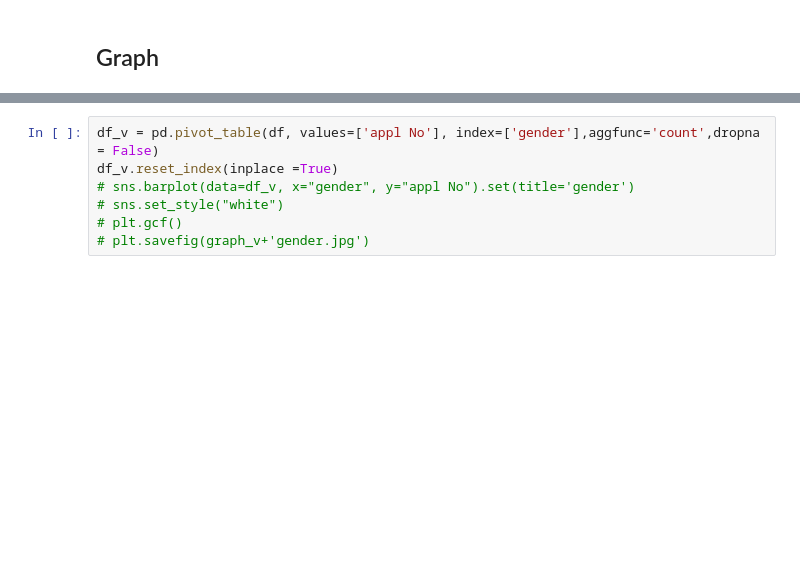
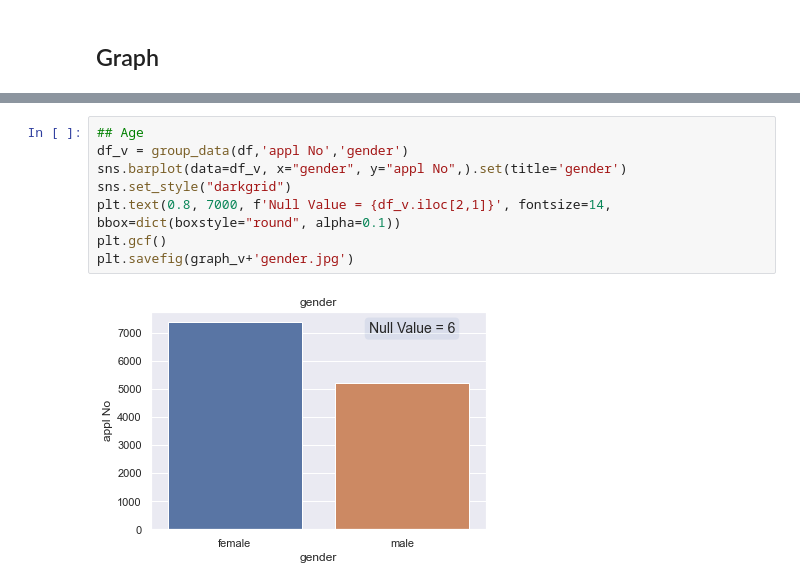
Before and after one commit to Taecpy/Dev-Scoring, a Jupyter notebook: code/2.clean_data.ipynb, the cells around one changed output, grey strips where cells are left out. Cells and saved outputs as stored; diff of their text form; blank space fills up the shorter version.

```diff
--- a/code/2.clean_data.ipynb
+++ b/code/2.clean_data.ipynb
@@ -65,7 +84,10 @@ df_v = pd.pivot_table(df, values=['appl No'], index=['Age'],dropna=False,aggfunc
 # %%
-df_v = pd.pivot_table(df, values=['appl No'], index=['gender'],aggfunc='count',dropna = False)
-df_v.reset_index(inplace =True)
-# sns.barplot(data=df_v, x="gender", y="appl No").set(title='gender')
-# sns.set_style("white")
-# plt.gcf()
-# plt.savefig(graph_v+'gender.jpg')
+## Age
+df_v = group_data(df,'appl No','gender')
+sns.barplot(data=df_v, x="gender", y="appl No",).set(title='gender')
+sns.set_style("darkgrid")
+plt.text(0.8, 7000, f'Null Value = {df_v.iloc[2,1]}', fontsize=14, bbox=dict(boxstyle="round", alpha=0.1))
+plt.gcf()
+plt.savefig(graph_v+'gender.jpg')
+# %% [output]
+[figure, added]
```
Also changed, not shown: parts of 5 cells of this notebook, 2 other files.
